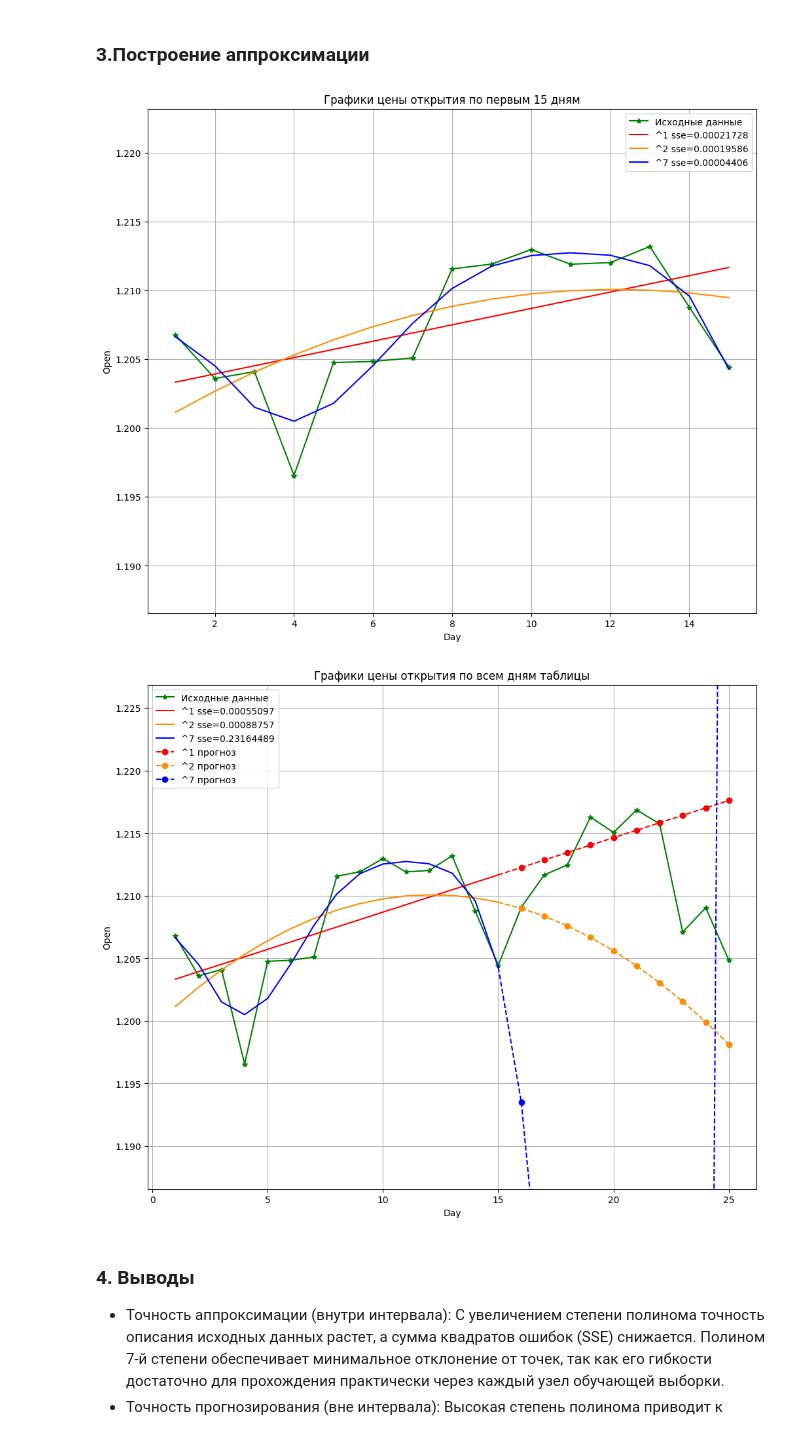
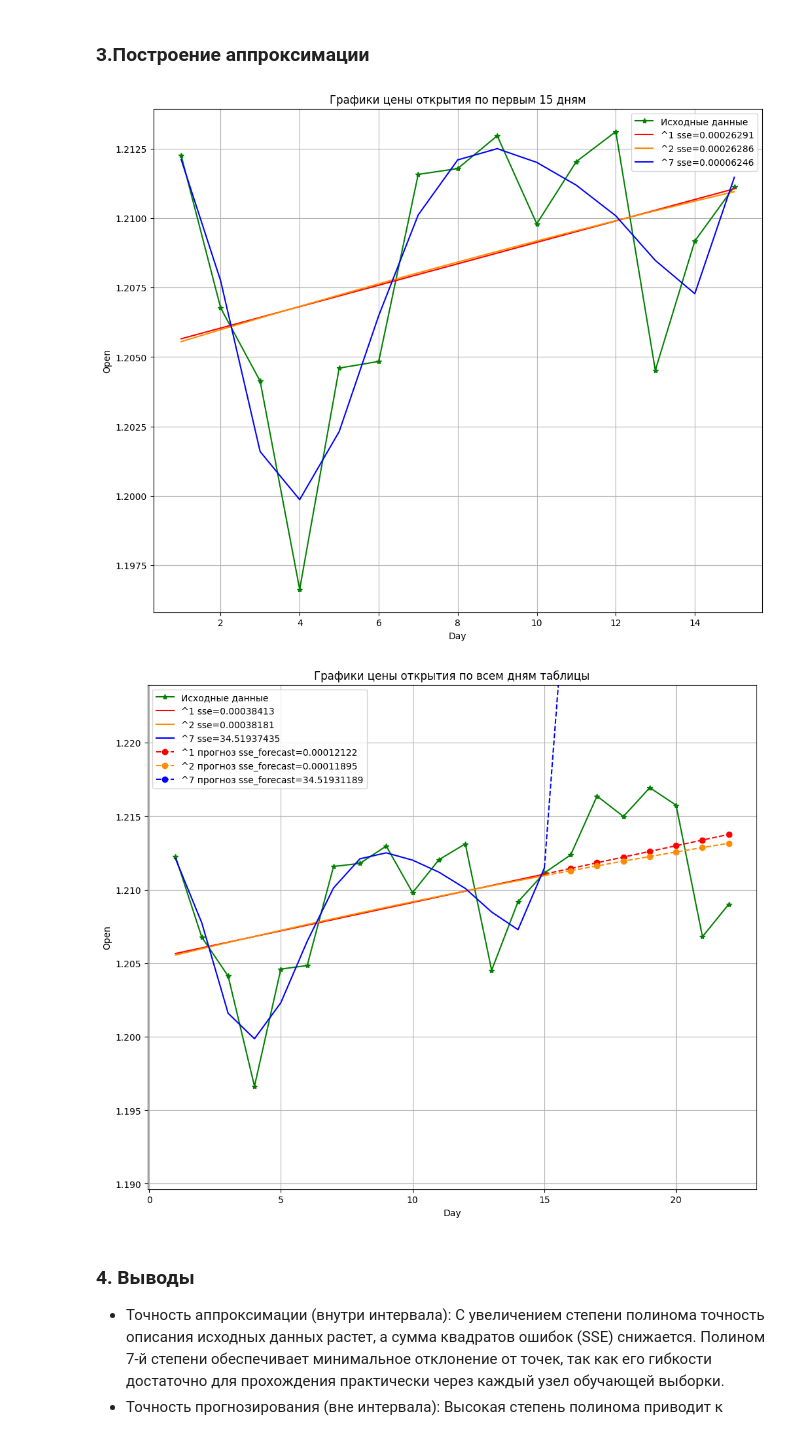
Before and after one commit to PlatovD/numerical_methods_for_solving_nonlinear_equations, a Jupyter notebook: lab4.ipynb, the cells around one changed output. Cells and saved outputs as stored; diff of their text form; code cells hidden in the pictures.

```diff
--- a/lab4.ipynb
+++ b/lab4.ipynb
@@ -42,9 +58,11 @@ df
 # %% [markdown]
 ### 2. Подготовка данных
 # %%
+df['<OPEN>'] = pd.to_numeric(df['<OPEN>'], errors='coerce')
+df = df.dropna(subset=['<OPEN>'])
+df = df.reset_index(drop=True)
+df['<OPEN>'] = df['<OPEN>'].astype('float64')
 df.info()
-df['<OPEN>'] = pd.to_numeric(df['<OPEN>'], errors='coerce')
-df['<OPEN>'] = df['<CLOSE>'].dropna().astype('float64')
 df
 # %% [output]
 <class 'pandas.DataFrame'>
@@ -82,44 +100,47 @@ memory usage: 1.7 KB
 # %% [markdown]
 ### 3.Построение аппроксимации
 # %%
-EPS = 0.01
+EPS = 0.007
 
 # построение полиномов
 arange = np.arange(1, 16)
 approximation_polynomial_k1 = Polynomial.fit(arange, df['<OPEN>'].to_numpy()[:15], deg=1)
 approximation_polynomial_k2 = Polynomial.fit(arange, df['<OPEN>'].to_numpy()[:15], deg=2)
 approximation_polynomial_k7 = Polynomial.fit(arange, df['<OPEN>'].to_numpy()[:15], deg=7)
 
 # реальные значения
 x = np.arange(1, df['<OPEN>'].size + 1)
 y_from_file = df['<OPEN>'].to_numpy()
 
 # для 15 первых значений
 x_cropped = x[:15]
 y_cropped = y_from_file[:15]
 sse_cropped_1 = np.sum((y_cropped - approximation_polynomial_k1(x_cropped)) ** 2)
 sse_cropped_2 = np.sum((y_cropped - approximation_polynomial_k2(x_cropped)) ** 2)
 sse_cropped_7 = np.sum((y_cropped - approximation_polynomial_k7(x_cropped)) ** 2)
 
 plt.figure(figsize=(12, 10))
 plt.xlabel('Day')
 plt.ylabel('Open')
-plt.ylim(np.min(y_cropped) - EPS, np.max(y_cropped) + EPS)
 plt.plot(x_cropped, y_cropped, marker='*', color='green', label='Исходные данные')
 plt.plot(x_cropped, approximation_polynomial_k1(x_cropped), color='red', label=f'^1 sse={np.round(sse_cropped_1, 8)}')
 plt.plot(x_cropped, approximation_polynomial_k2(x_cropped), color='darkorange',
          label=f'^2 sse={np.round(sse_cropped_2, 8)}')
 plt.plot(x_cropped, approximation_polynomial_k7(x_cropped), color='blue', label=f'^7 sse={sse_cropped_7:.8f}')
 plt.title('Графики цены открытия по первым 15 дням')
 plt.legend()
 plt.grid(True)
 plt.show()
 # %% [output]
-[figure, old version]
+[figure, new version]
 # %%
 sse_1 = np.sum((y_from_file - approximation_polynomial_k1(x)) ** 2)
 sse_2 = np.sum((y_from_file - approximation_polynomial_k2(x)) ** 2)
 sse_3 = np.sum((y_from_file - approximation_polynomial_k7(x)) ** 2)
+
+sse_1_forecast = np.sum((y_from_file[15:] - approximation_polynomial_k1(x[15:])) ** 2)
+sse_2_forecast = np.sum((y_from_file[15:] - approximation_polynomial_k2(x[15:])) ** 2)
+sse_3_forecast = np.sum((y_from_file[15:] - approximation_polynomial_k7(x[15:])) ** 2)
 
 plt.figure(figsize=(12, 10))
 plt.xlabel('Day')
@@ -135,15 +156,18 @@ plt.plot(x[14:16], approximation_polynomial_k1(x[14:16]), ls='--', color='red')
 plt.plot(x[14:16], approximation_polynomial_k2(x[14:16]), ls='--', color='darkorange')
 plt.plot(x[14:16], approximation_polynomial_k7(x[14:16]), ls='--', color='blue')
 
-plt.plot(x[15:], approximation_polynomial_k1(x[15:]), ls='--', marker='o', color='red', label='^1 прогноз')
-plt.plot(x[15:], approximation_polynomial_k2(x[15:]), ls='--', marker='o', color='darkorange', label='^2 прогноз')
-plt.plot(x[15:], approximation_polynomial_k7(x[15:]), ls='--', marker='o', color='blue', label='^7 прогноз')
+plt.plot(x[15:], approximation_polynomial_k1(x[15:]), ls='--', marker='o', color='red',
+         label=f'^1 прогноз sse_forecast={sse_1_forecast:.8f}')
+plt.plot(x[15:], approximation_polynomial_k2(x[15:]), ls='--', marker='o', color='darkorange',
+         label=f'^2 прогноз sse_forecast={sse_2_forecast:.8f}')
+plt.plot(x[15:], approximation_polynomial_k7(x[15:]), ls='--', marker='o', color='blue',
+         label=f'^7 прогноз sse_forecast={sse_3_forecast:.8f}')
 plt.title('Графики цены открытия по всем дням таблицы')
 plt.legend()
 plt.grid(True)
 plt.show()
 # %% [output]
-[figure, old version]
+[figure, new version]
 # %% [markdown]
 ### 4. Выводы
 
```
Also changed, not shown: parts of 2 cells of this notebook.
